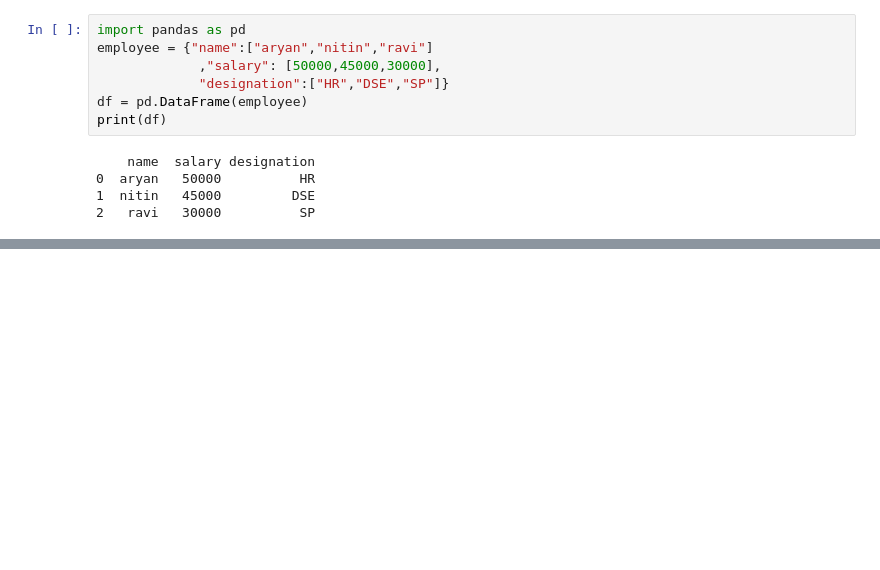
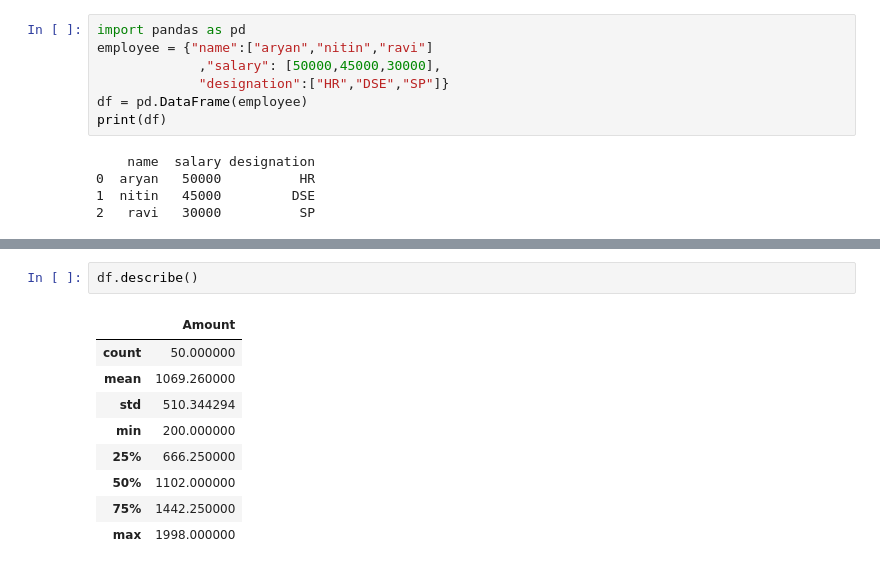
Before and after one commit to SahilKumar-003/Python_Tutor, a Jupyter notebook: Numpy_pandas.ipynb, the cells around one changed output, grey strips where cells are left out. Drawn from its saved outputs; the diff is of its cells as text; blank space fills up the shorter version.

```diff
--- a/Numpy_pandas.ipynb
+++ b/Numpy_pandas.ipynb
@@ -80,0 +102,12 @@ plt.show()
+# %%
+df.describe()
+# %% [output]
+|  | Amount |
+| count | 50.000000 |
+| mean | 1069.260000 |
+| std | 510.344294 |
+| min | 200.000000 |
+| 25% | 666.250000 |
+| 50% | 1102.000000 |
+| 75% | 1442.250000 |
+| max | 1998.000000 |
```
Also changed, not shown: parts of 11 cells of this notebook.
